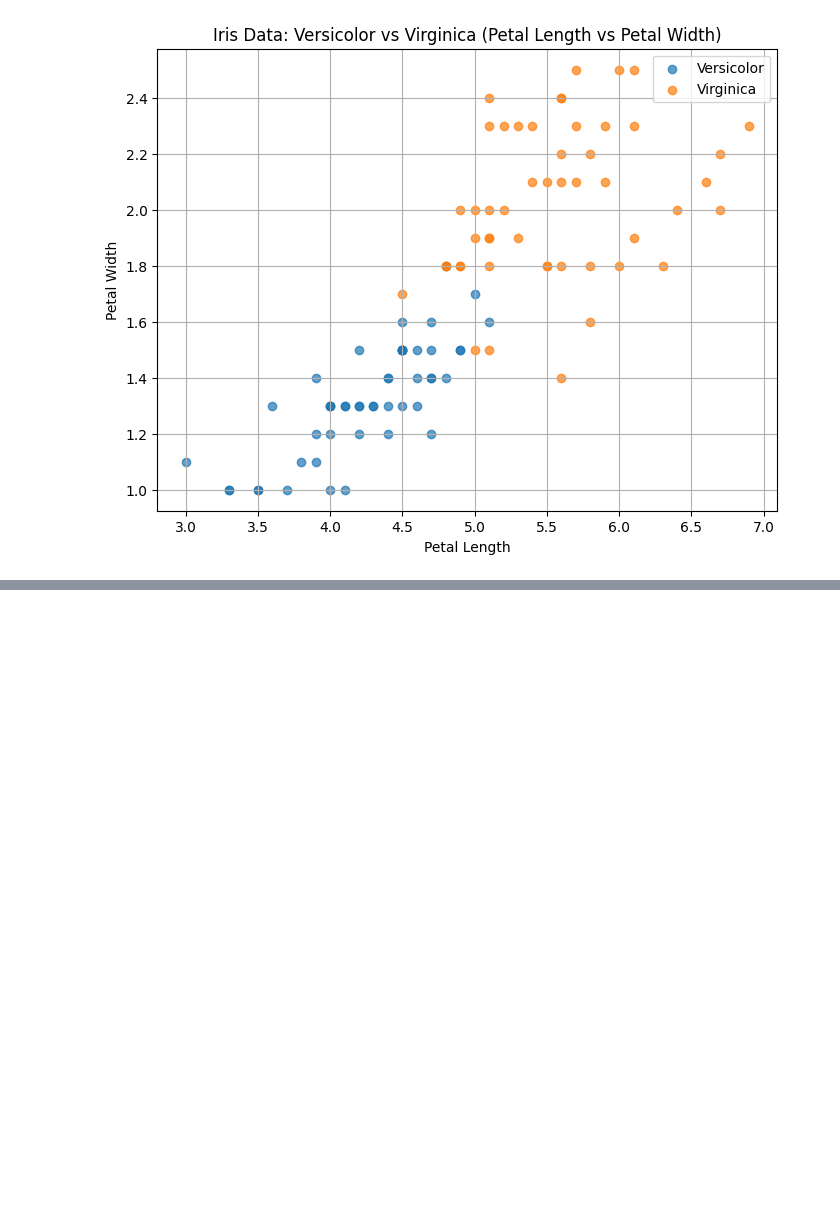
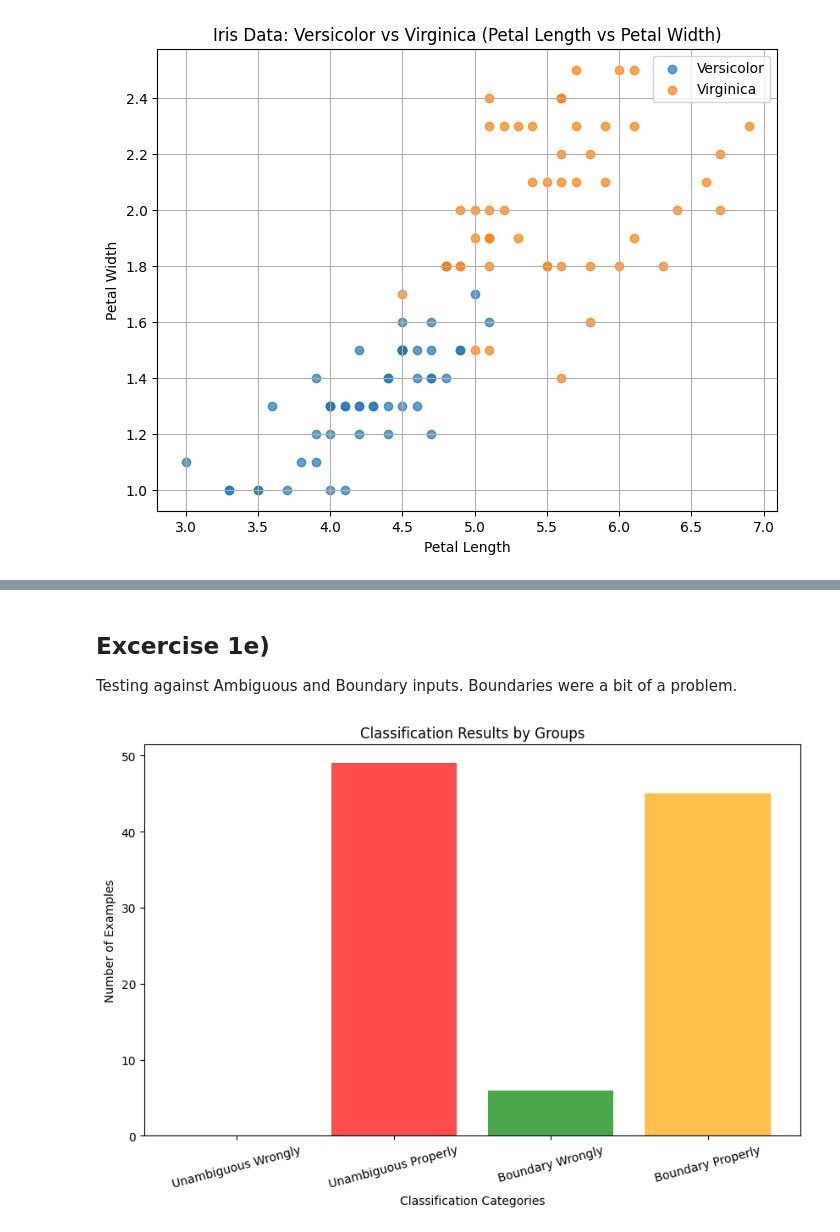
Before and after one commit to RyanL72/CSDS_391, a Jupyter notebook: src/Neural Networks/Neural_Networks.ipynb, the cells around one changed output, grey strips where cells are left out. Cells and saved outputs as stored; diff of their text form; code cells hidden in the pictures; blank space fills up the shorter version.

```diff
--- a/src/Neural Networks/Neural_Networks.ipynb
+++ b/src/Neural Networks/Neural_Networks.ipynb
@@ -183 +233,53 @@ Neural network outputs (first 5 rows):
+# %% [markdown]
+## Excercise 1e)
+Testing against Ambiguous and Boundary inputs. Boundaries were a bit of a problem.
+# %%
+# Threshold for binary classification
+threshold = 0.5
+predicted_labels = (outputs >= threshold).astype(int)
+
+# Unambiguous and boundary indices
+unambiguous_indices = np.where((outputs < 0.4) | (outputs > 0.6))[0]
+boundary_indices = np.where((outputs >= 0.4) & (outputs <= 0.6))[0]
+
+# Properly and misclassified within unambiguous examples
+unambiguous_properly = np.intersect1d(
+    unambiguous_indices, np.where(predicted_labels == y)[0]
+)
+unambiguous_wrongly = np.intersect1d(
+    unambiguous_indices, np.where(predicted_labels != y)[0]
+)
+
+# Properly and misclassified within boundary examples
+boundary_properly = np.intersect1d(
+    boundary_indices, np.where(predicted_labels == y)[0]
+)
+boundary_wrongly = np.intersect1d(
+    boundary_indices, np.where(predicted_labels != y)[0]
+)
+
+# Count each category
+categories = [
+    "Unambiguous Wrongly",
+    "Unambiguous Properly",
+    "Boundary Wrongly",
+    "Boundary Properly",
+]
+counts = [
+    len(unambiguous_properly),
+    len(unambiguous_wrongly),
+    len(boundary_properly),
+    len(boundary_wrongly),
+]
+
+# Plotting the results
+plt.figure(figsize=(10, 6))
+plt.bar(categories, counts, color=["blue", "red", "green", "orange"], alpha=0.7)
+plt.title("Classification Results by Groups")
+plt.ylabel("Number of Examples")
+plt.xlabel("Classification Categories")
+plt.xticks(rotation=15)
+plt.show()
+# %% [output]
+[figure, added]
 # %% [markdown]
```
Also changed, not shown: parts of 12 cells of this notebook, 1 other file.
